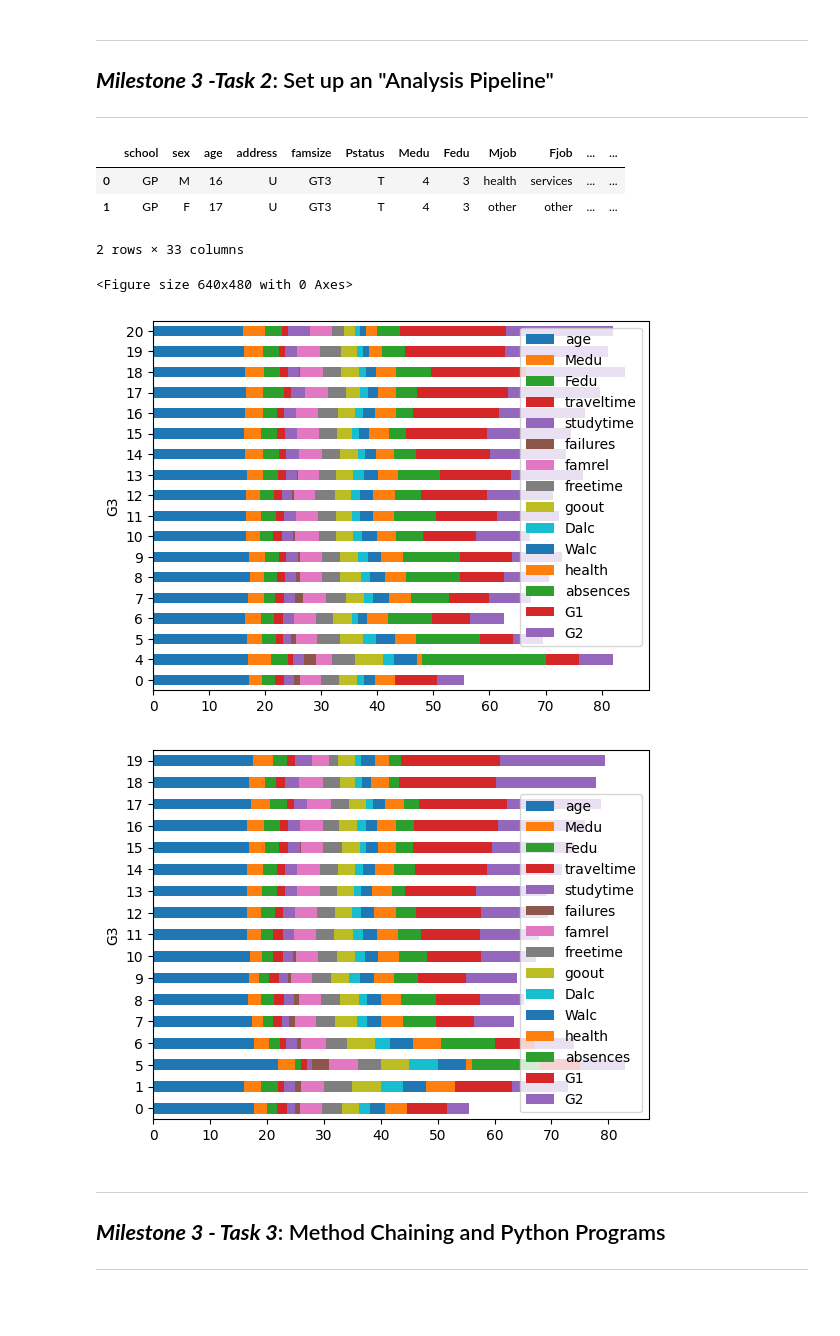
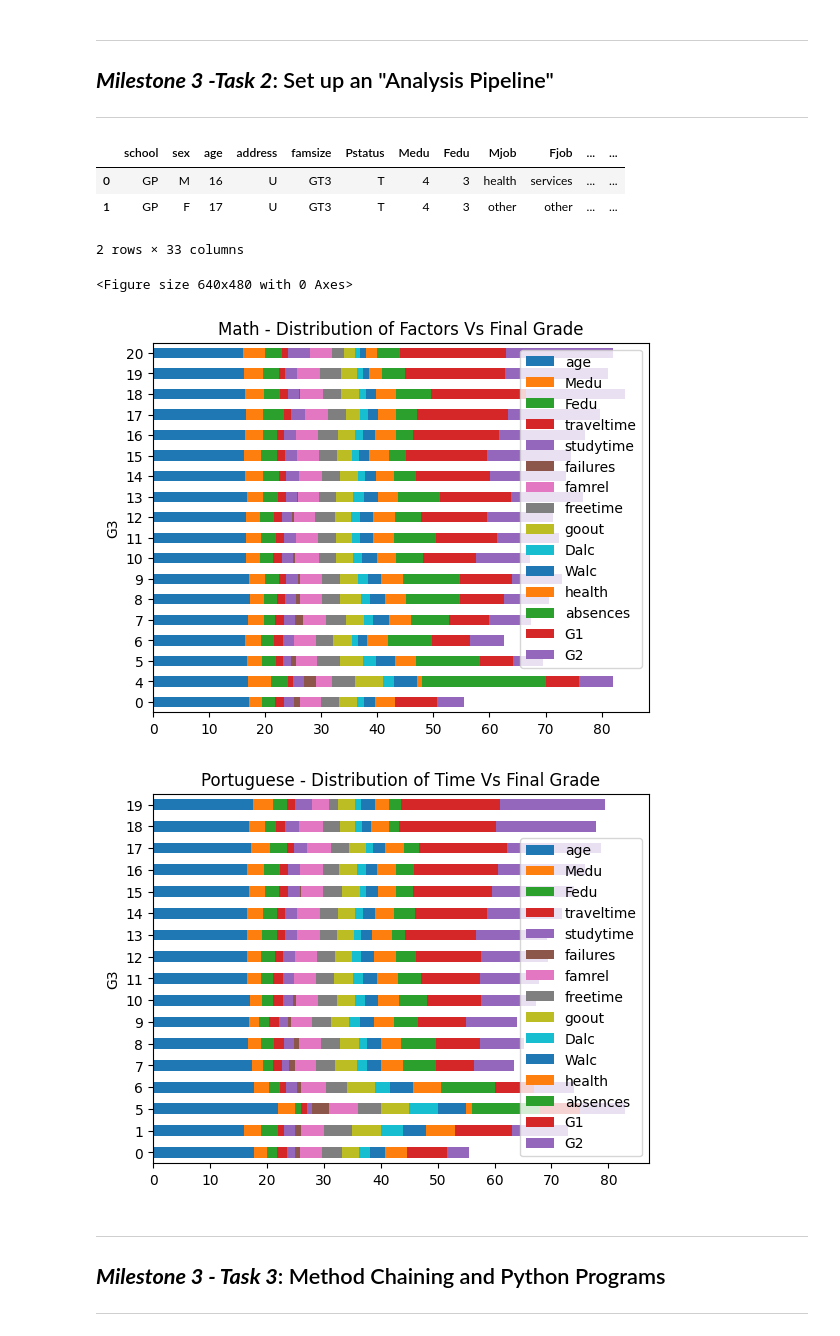
Before and after one commit to ubco-W2022T1-cosc301/project-group05, a Jupyter notebook: notebooks/analysis3.ipynb, the cells around one changed output. Drawn from its saved outputs; the diff is of its cells as text; code cells hidden in the pictures; blank space fills up the shorter version.

```diff
--- a/notebooks/analysis3.ipynb
+++ b/notebooks/analysis3.ipynb
@@ -137,35 +177,37 @@ First four graphs are Math. Final four for Portuguese
 # %%
 import pandas as pd
 import numpy as np
 import seaborn as sp
 import matplotlib.pyplot as plt
 
 
 # 1: Load Data
 dfm = pd.read_csv('../data/raw/Maths_formatted.csv', engine='python', on_bad_lines='skip')
 dfp = pd.read_csv('../data/raw/Portuguese_formatted.csv', engine='python', on_bad_lines='skip')
 
 # 2&3: Cleaning through the Processing
 grouped = dfm.groupby('G3').mean()
 grouped2 = dfp.groupby('G3').mean()
 
 # Plotting Data to show what the distibution of things is for different varities of G3 (avg) for (1) - Math and (2) - Portuguese
 plt.figure()
-grouped.plot.barh(stacked=True)
-grouped2.plot.barh(stacked=True)
+a = grouped.plot.barh(stacked=True)
+a.set_title("Math - Distribution of Factors Vs Final Grade")
+b = grouped2.plot.barh(stacked=True)
+b.set_title("Portuguese - Distribution of Time Vs Final Grade")
 
 # 4: Wrangling Data
 # fm = Highest and Lowest scoring students for Math
 fm = pd.merge(dfm, grouped, how='inner')
 display(fm)
 # %% [output]
 |  | school | sex | age | address | famsize | Pstatus | Medu | Fedu | Mjob | Fjob | ... | ... |
 | 0 | GP | M | 16 | U | GT3 | T | 4 | 3 | health | services | ... | ... |
 | 1 | GP | F | 17 | U | GT3 | T | 4 | 3 | other | other | ... | ... |
 2 rows × 33 columns
 <Figure size 640x480 with 0 Axes>
-[figure, old version]
+[figure, new version]
-[figure, old version]
+[figure, new version]
 # %% [markdown]
 --------------------------------------------------------------------------------------------------------------------------------------
 
```
Also changed, not shown: parts of 7 cells of this notebook, 2 other files.
